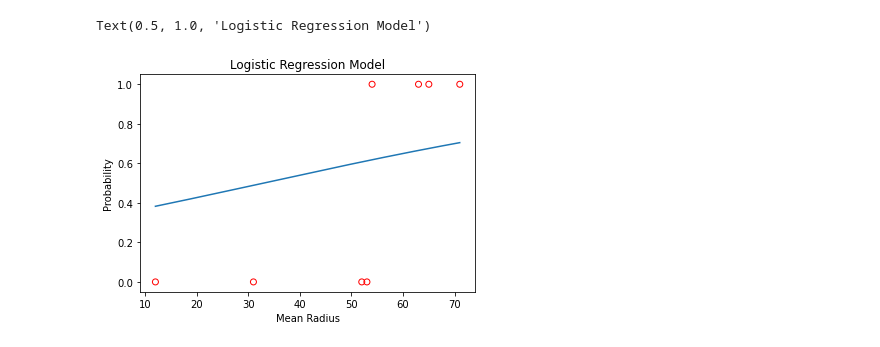
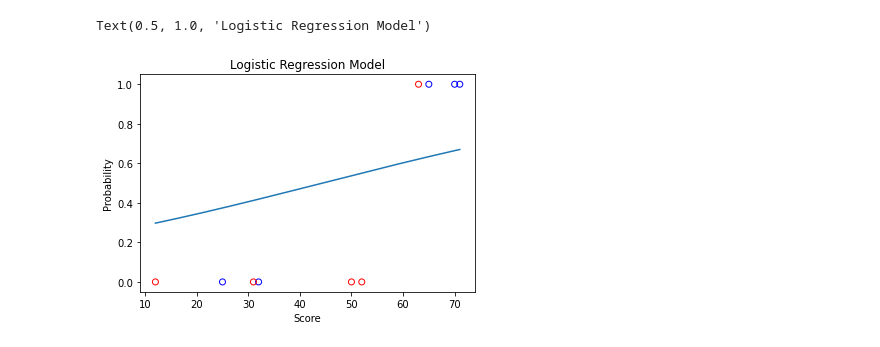
Before and after one commit to AhsanRaza05/18CS-I-DSA-LABS, a Jupyter notebook: DSA Lab # (11-8-2022)/Task/Student Admission Classification.ipynb, the cells around one changed output. Drawn from its saved outputs; the diff is of its cells as text; code cells hidden in the pictures.

Commit message:
Made 2 Changes:
1) Updated the DataSet i.e. Added more rows for 'No' admission case
2) Predicted for Score 49

```diff
--- a/DSA Lab # (11-8-2022)/Task/Student Admission Classification.ipynb
+++ b/DSA Lab # (11-8-2022)/Task/Student Admission Classification.ipynb
@@ -120,19 +145,19 @@ No
 # %%
 # Scatter plot for Logistic Regression Model
 
 colors = {0:'red', 1:'blue'}
 def sigmoid(x):
     return (1 / (1 +np.exp(-(model.intercept_[0] +(model.coef_[0][0] * x)))))
 x1 = np.arange(np.min(x_train), np.max(x_train), 0.01)
 y1 = [sigmoid(n) for n in x1]
-plt.scatter(x_train,y_train,facecolors='none',edgecolors=pd.DataFrame(cancer.target)[0].apply(lambda x_train:colors[x_train]),cmap=colors)
+plt.scatter(x_train,y_train,facecolors='none',edgecolors=pd.DataFrame(labels)[0].apply(lambda x_train:colors[x_train]),cmap=colors)
 plt.plot(x1,y1)
-plt.xlabel("Mean Radius")
+plt.xlabel("Score")
 plt.ylabel("Probability")
 plt.title('Logistic Regression Model')
 # %% [output]
 Text(0.5, 1.0, 'Logistic Regression Model')
-[figure, old version]
+[figure, new version]
 # %%
 x_train
 # %% [output]
```
Also changed, not shown: parts of 13 cells of this notebook, 1 other file.
